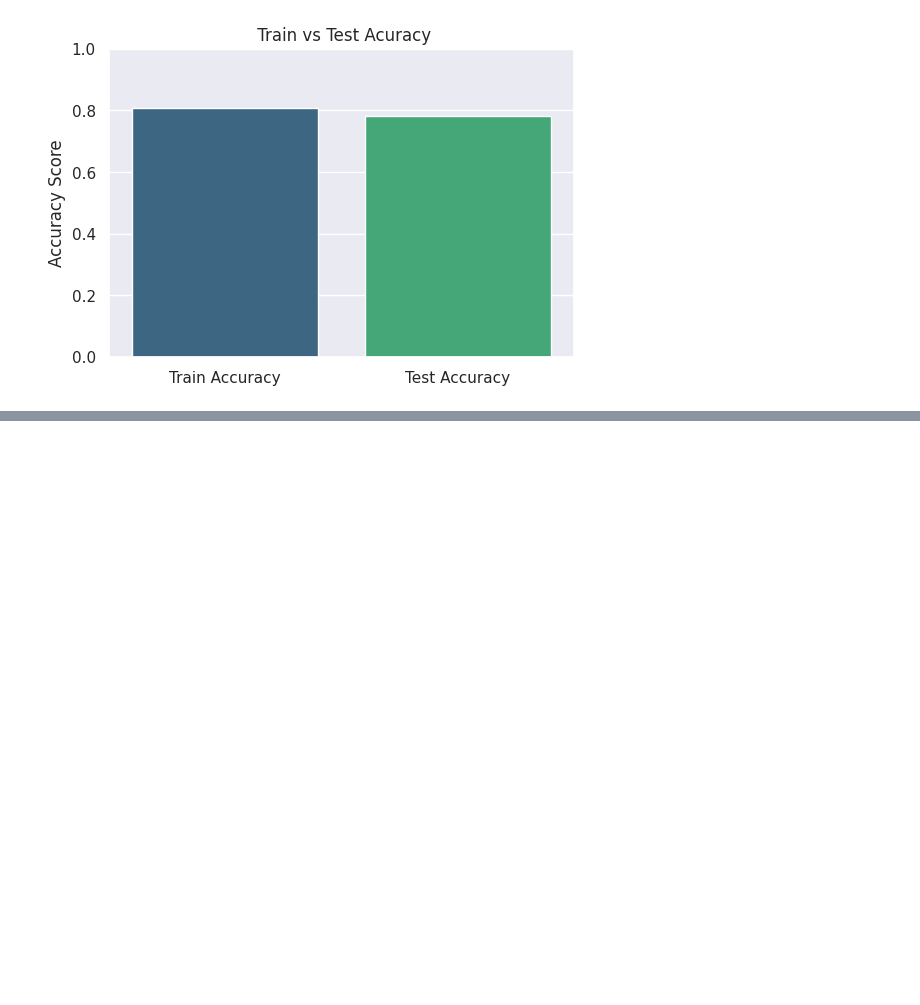
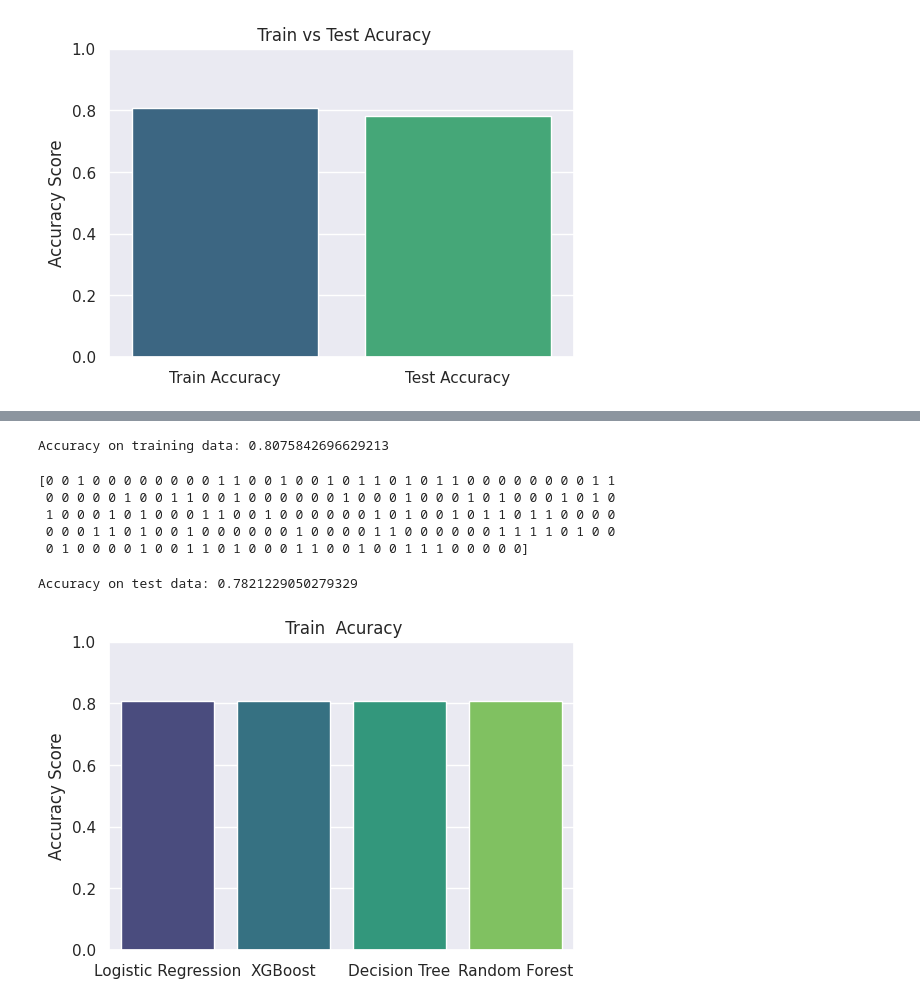
Before and after one commit to AfsanehShamsaddini/Titanic_Survival_Prediction, a Jupyter notebook: Titanic_Survival_Prediction.ipynb, the cells around one changed output, grey strips where cells are left out. Drawn from its saved outputs; the diff is of its cells as text; code cells hidden in the pictures; blank space fills up the shorter version.

```diff
--- a/Titanic_Survival_Prediction.ipynb
+++ b/Titanic_Survival_Prediction.ipynb
@@ -361,0 +487,4 @@ plt.show()
+# %%
+model_forest= RandomForestClassifier()
+# %%
+model_forest.fit(x_train, y_train.squeeze())
@@ -361,0 +493,3 @@ plt.show()
+# %%
+# Accuracy on traning data
+y_train_pred_forest = model.predict(x_train)
@@ -361,0 +519,5 @@ plt.show()
+# %%
+training_data_acc_forest = accuracy_score(y_train, y_train_pred_forest)
+print(f"Accuracy on training data: {training_data_acc_forest}")
+# %% [output]
+Accuracy on training data: 0.8075842696629213
@@ -361,0 +527,29 @@ plt.show()
+# %%
+print(y_test_pred_forest)
+# %% [output]
+[0 0 1 0 0 0 0 0 0 0 0 1 1 0 0 1 0 0 1 0 1 1 0 1 0 1 1 0 0 0 0 0 0 0 0 1 1
+ 0 0 0 0 0 1 0 0 1 1 0 0 1 0 0 0 0 0 0 1 0 0 0 1 0 0 0 1 0 1 0 0 0 1 0 1 0
+ 1 0 0 0 1 0 1 0 0 0 1 1 0 0 1 0 0 0 0 0 0 1 0 1 0 0 1 0 1 1 0 1 1 0 0 0 0
+ 0 0 0 1 1 0 1 0 0 1 0 0 0 0 0 0 1 0 0 0 0 1 1 0 0 0 0 0 0 1 1 1 1 0 1 0 0
+ 0 1 0 0 0 0 1 0 0 1 1 0 1 0 0 0 1 1 0 0 1 0 0 1 1 1 0 0 0 0 0]
+# %%
+test_data_acc_forest = accuracy_score(y_test, y_test_pred_forest)
+print(f"Accuracy on test data: {test_data_acc_forest}")
+# %% [output]
+Accuracy on test data: 0.7821229050279329
+# %%
+train_accuracy_scores = {
+    'Logistic Regression': training_data_acc,
+    'XGBoost': training_data_acc_xgboost,
+    'Decision Tree': training_data_acc_tree,
+    'Random Forest': training_data_acc_forest
+}
+
+plt.figure(figsize=(6, 4))
+sns.barplot(x= list(train_accuracy_scores.keys()), y= list(train_accuracy_scores.values()), hue = list(train_accuracy_scores.keys()), palette = 'viridis')
+plt.title(' Train  Acuracy')
+plt.ylabel('Accuracy Score')
+plt.ylim(0, 1)
+plt.show()
+# %% [output]
+[figure, added]
```
Also changed, not shown: parts of 24 cells of this notebook.
